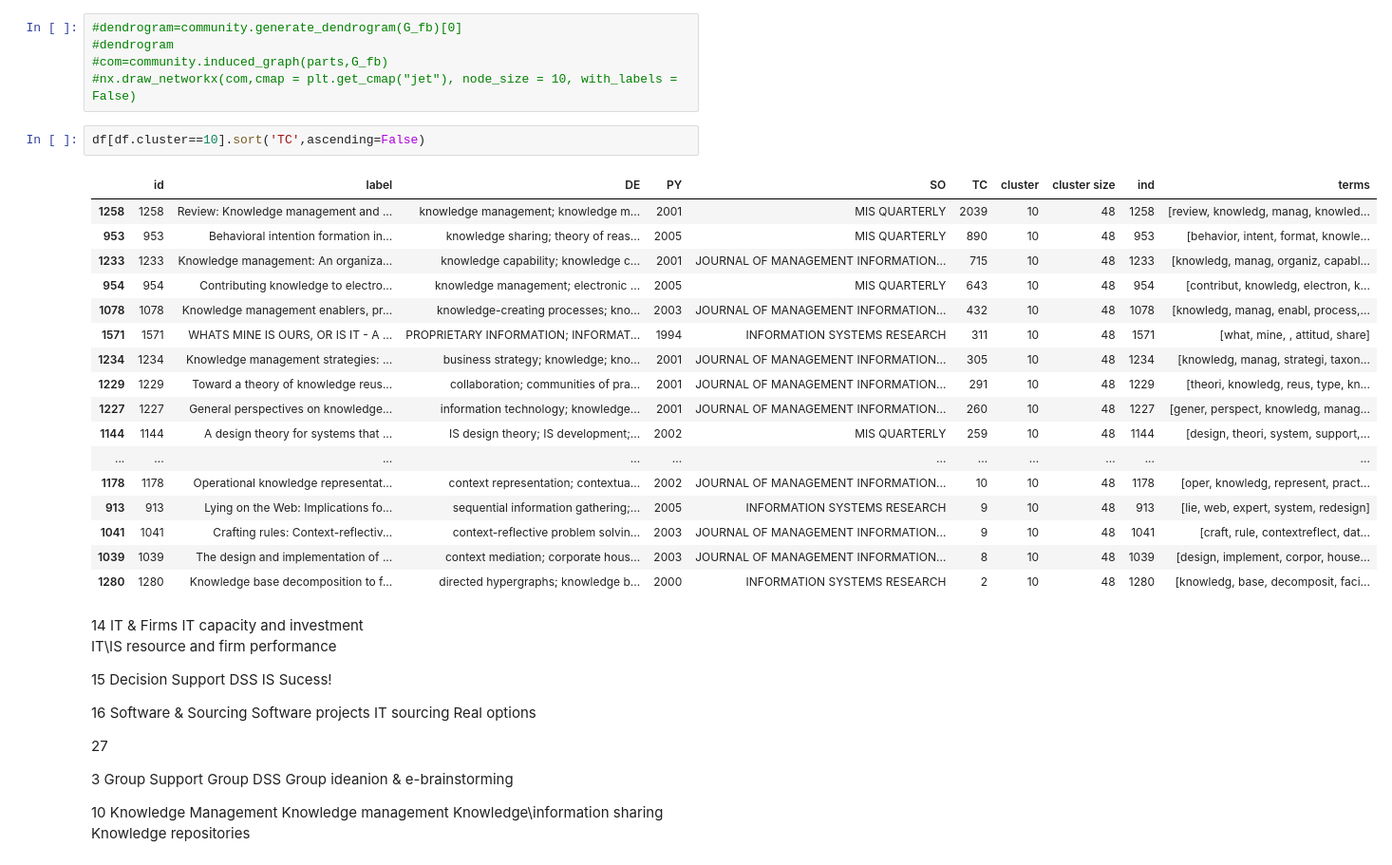
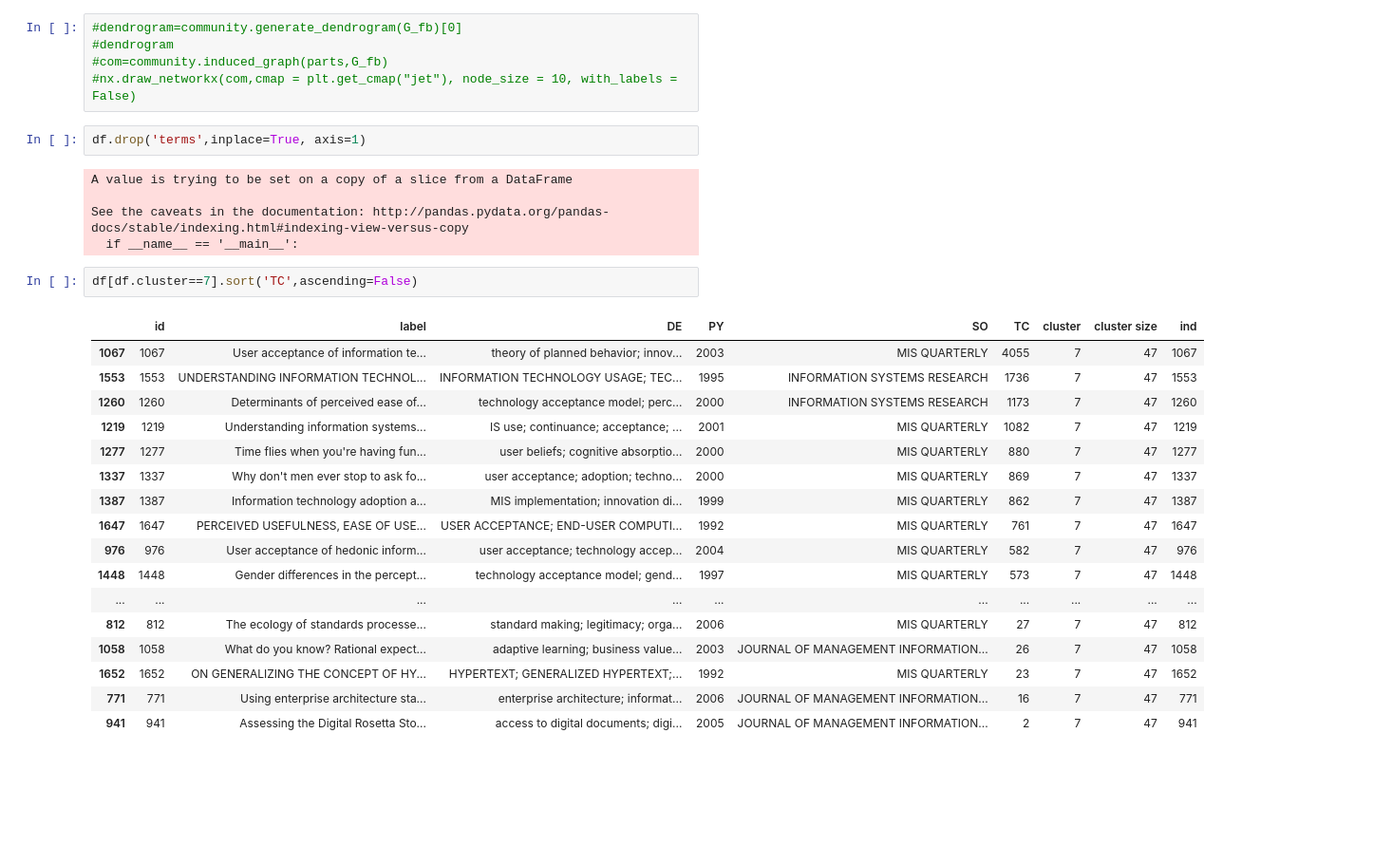
Before and after one commit to Moqri/KnowledgeMap, a Jupyter notebook: analysis/clustering.ipynb, the cells around one changed output. Shown: that part at 95% size. Cells and saved outputs as stored; diff of their text form; blank space fills up the shorter version.

```diff
--- a/analysis/clustering.ipynb
+++ b/analysis/clustering.ipynb
@@ -147,52 +147,30 @@ dg.sort_values('cluster size')
 #dendrogram
 #com=community.induced_graph(parts,G_fb)
 #nx.draw_networkx(com,cmap = plt.get_cmap("jet"), node_size = 10, with_labels = False)
+# %%
+df.drop('terms',inplace=True, axis=1)
+# %% [output]
+A value is trying to be set on a copy of a slice from a DataFrame
+
+See the caveats in the documentation: http://pandas.pydata.org/pandas-docs/stable/indexing.html#indexing-view-versus-copy
+  if __name__ == '__main__':
 # %%
-df[df.cluster==10].sort('TC',ascending=False)
+df[df.cluster==7].sort('TC',ascending=False)
 # %% [output]
-|  | id | label | DE | PY | SO | TC | cluster | cluster size | ind | terms |
-| 1258 | 1258 | Review: Knowledge management and ... | knowledge management; knowledge m... | 2001 | MIS QUARTERLY | 2039 | 10 | 48 | 1258 | [review, knowledg, manag, knowled... |
-| 953 | 953 | Behavioral intention formation in... | knowledge sharing; theory of reas... | 2005 | MIS QUARTERLY | 890 | 10 | 48 | 953 | [behavior, intent, format, knowle... |
-| 1233 | 1233 | Knowledge management: An organiza... | knowledge capability; knowledge c... | 2001 | JOURNAL OF MANAGEMENT INFORMATION... | 715 | 10 | 48 | 1233 | [knowledg, manag, organiz, capabl... |
-| 954 | 954 | Contributing knowledge to electro... | knowledge management; electronic ... | 2005 | MIS QUARTERLY | 643 | 10 | 48 | 954 | [contribut, knowledg, electron, k... |
-| 1078 | 1078 | Knowledge management enablers, pr... | knowledge-creating processes; kno... | 2003 | JOURNAL OF MANAGEMENT INFORMATION... | 432 | 10 | 48 | 1078 | [knowledg, manag, enabl, process,... |
-| 1571 | 1571 | WHATS MINE IS OURS, OR IS IT - A ... | PROPRIETARY INFORMATION; INFORMAT... | 1994 | INFORMATION SYSTEMS RESEARCH | 311 | 10 | 48 | 1571 | [what, mine, , attitud, share] |
-| 1234 | 1234 | Knowledge management strategies: ... | business strategy; knowledge; kno... | 2001 | JOURNAL OF MANAGEMENT INFORMATION... | 305 | 10 | 48 | 1234 | [knowledg, manag, strategi, taxon... |
-| 1229 | 1229 | Toward a theory of knowledge reus... | collaboration; communities of pra... | 2001 | JOURNAL OF MANAGEMENT INFORMATION... | 291 | 10 | 48 | 1229 | [theori, knowledg, reus, type, kn... |
-| 1227 | 1227 | General perspectives on knowledge... | information technology; knowledge... | 2001 | JOURNAL OF MANAGEMENT INFORMATION... | 260 | 10 | 48 | 1227 | [gener, perspect, knowledg, manag... |
-| 1144 | 1144 | A design theory for systems that ... | IS design theory; IS development;... | 2002 | MIS QUARTERLY | 259 | 10 | 48 | 1144 | [design, theori, system, support,... |
-| ... | ... | ... | ... | ... | ... | ... | ... | ... | ... | ... |
-| 1178 | 1178 | Operational knowledge representat... | context representation; contextua... | 2002 | JOURNAL OF MANAGEMENT INFORMATION... | 10 | 10 | 48 | 1178 | [oper, knowledg, represent, pract... |
-| 913 | 913 | Lying on the Web: Implications fo... | sequential information gathering;... | 2005 | INFORMATION SYSTEMS RESEARCH | 9 | 10 | 48 | 913 | [lie, web, expert, system, redesign] |
-| 1041 | 1041 | Crafting rules: Context-reflectiv... | context-reflective problem solvin... | 2003 | JOURNAL OF MANAGEMENT INFORMATION... | 9 | 10 | 48 | 1041 | [craft, rule, contextreflect, dat... |
-| 1039 | 1039 | The design and implementation of ... | context mediation; corporate hous... | 2003 | JOURNAL OF MANAGEMENT INFORMATION... | 8 | 10 | 48 | 1039 | [design, implement, corpor, house... |
-| 1280 | 1280 | Knowledge base decomposition to f... | directed hypergraphs; knowledge b... | 2000 | INFORMATION SYSTEMS RESEARCH | 2 | 10 | 48 | 1280 | [knowledg, base, decomposit, faci... |
+|  | id | label | DE | PY | SO | TC | cluster | cluster size | ind |
+| 1067 | 1067 | User acceptance of information te... | theory of planned behavior; innov... | 2003 | MIS QUARTERLY | 4055 | 7 | 47 | 1067 |
+| 1553 | 1553 | UNDERSTANDING INFORMATION TECHNOL... | INFORMATION TECHNOLOGY USAGE; TEC... | 1995 | INFORMATION SYSTEMS RESEARCH | 1736 | 7 | 47 | 1553 |
+| 1260 | 1260 | Determinants of perceived ease of... | technology acceptance model; perc... | 2000 | INFORMATION SYSTEMS RESEARCH | 1173 | 7 | 47 | 1260 |
+| 1219 | 1219 | Understanding information systems... | IS use; continuance; acceptance; ... | 2001 | MIS QUARTERLY | 1082 | 7 | 47 | 1219 |
+| 1277 | 1277 | Time flies when you're having fun... | user beliefs; cognitive absorptio... | 2000 | MIS QUARTERLY | 880 | 7 | 47 | 1277 |
+| 1337 | 1337 | Why don't men ever stop to ask fo... | user acceptance; adoption; techno... | 2000 | MIS QUARTERLY | 869 | 7 | 47 | 1337 |
+| 1387 | 1387 | Information technology adoption a... | MIS implementation; innovation di... | 1999 | MIS QUARTERLY | 862 | 7 | 47 | 1387 |
+| 1647 | 1647 | PERCEIVED USEFULNESS, EASE OF USE... | USER ACCEPTANCE; END-USER COMPUTI... | 1992 | MIS QUARTERLY | 761 | 7 | 47 | 1647 |
+| 976 | 976 | User acceptance of hedonic inform... | user acceptance; technology accep... | 2004 | MIS QUARTERLY | 582 | 7 | 47 | 976 |
+| 1448 | 1448 | Gender differences in the percept... | technology acceptance model; gend... | 1997 | MIS QUARTERLY | 573 | 7 | 47 | 1448 |
+| ... | ... | ... | ... | ... | ... | ... | ... | ... | ... |
+| 812 | 812 | The ecology of standards processe... | standard making; legitimacy; orga... | 2006 | MIS QUARTERLY | 27 | 7 | 47 | 812 |
+| 1058 | 1058 | What do you know? Rational expect... | adaptive learning; business value... | 2003 | JOURNAL OF MANAGEMENT INFORMATION... | 26 | 7 | 47 | 1058 |
+| 1652 | 1652 | ON GENERALIZING THE CONCEPT OF HY... | HYPERTEXT; GENERALIZED HYPERTEXT;... | 1992 | MIS QUARTERLY | 23 | 7 | 47 | 1652 |
+| 771 | 771 | Using enterprise architecture sta... | enterprise architecture; informat... | 2006 | JOURNAL OF MANAGEMENT INFORMATION... | 16 | 7 | 47 | 771 |
+| 941 | 941 | Assessing the Digital Rosetta Sto... | access to digital documents; digi... | 2005 | JOURNAL OF MANAGEMENT INFORMATION... | 2 | 7 | 47 | 941 |
-# %% [markdown]
-14
-IT & Firms
-    IT capacity and investment
-    IT\IS resource and firm performance
-
-15
-Decision Support
-    DSS
-    IS Sucess!
-
-16
-Software & Sourcing
-    Software projects
-    IT sourcing
-    Real options
-
-27
-
-3
-Group Support
-    Group DSS
-    Group ideanion & e-brainstorming
-
-10
-Knowledge Management
-    Knowledge management
-    Knowledge\information sharing
-    Knowledge repositories
```
Also changed, not shown: 1 other file.
